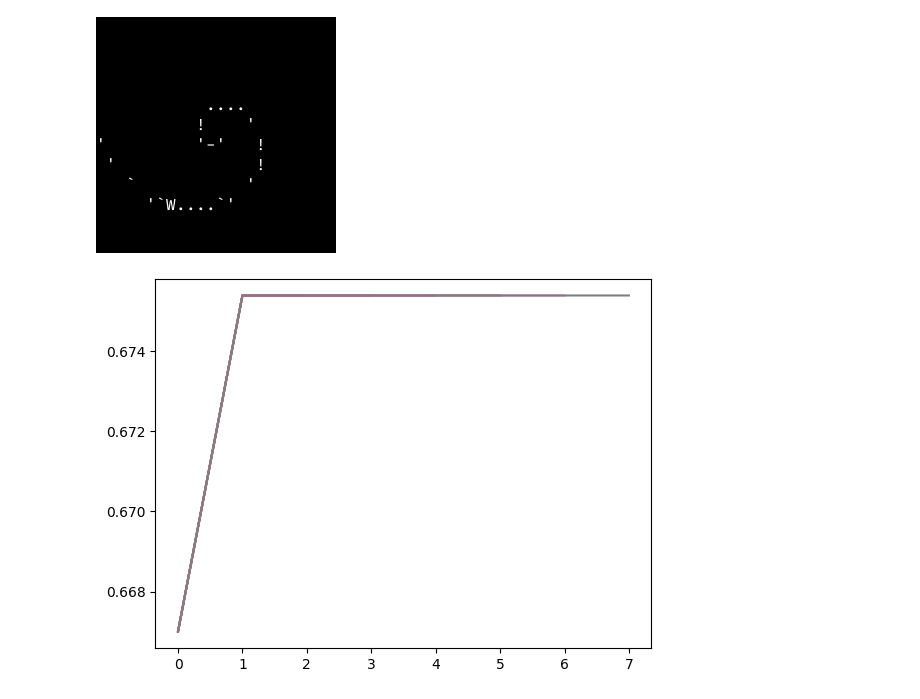
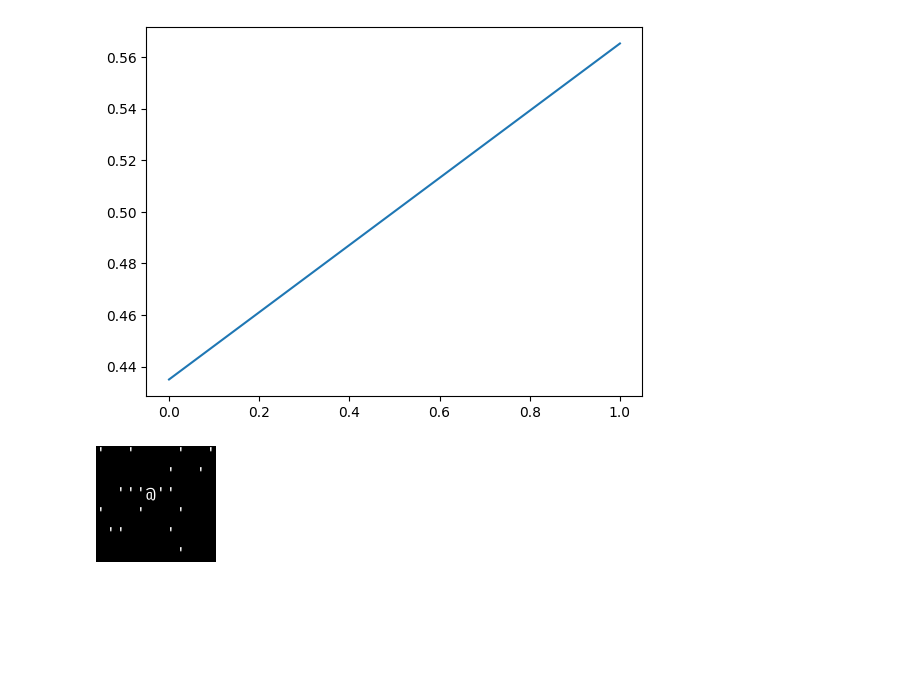
Before and after one commit to wojciechsadlik/python-char-art, a Jupyter notebook: notebooks/line_heuristics.ipynb, the cells around one changed output. Saved outputs shown, nothing was run; the diff lists cells and outputs as text; code cells hidden in the pictures; blank space fills up the shorter version.

```diff
--- a/notebooks/line_heuristics.ipynb
+++ b/notebooks/line_heuristics.ipynb
@@ -62,17 +64,18 @@ display(rendered)
 # %%
 from converters.line_heuristics.random_search import RandomLineSearch
 
-line_converter = RandomLineSearch(CHAR_SET, FONT, 150)
+line_converter = RandomLineSearch(CHAR_SET, FONT, 40)
 res_history = []
 for res_arr in ImgConverter(line_converter, font=FONT).img2symbols_lazy(prep_img,
                                                              max_lines=MAX_LINES,
                                                              line_height=line_height,
                                                              max_cols=MAX_COLS,
                                                              col_width=col_width,
-                                                             gens_per_step=5):
+                                                             gens_per_step=10):
+    clear_output(wait=True)
     rendered = render_symbols_img(res_arr, FONT)
     res_history.append(img_similarity(orig_img, rendered))
-    clear_output()
+    plt.plot(res_history)
+    plt.show()
     display(rendered)
-    plt.plot(res_history)
 # %% [output]
@@ -81,8 +84,8 @@ for res_arr in ImgConverter(line_converter, font=FONT).img2symbols_lazy(prep_img
 # %%
 from converters.line_heuristics.harmony_search import HarmonyLineSearch
 
-line_converter =  HarmonyLineSearch(CHAR_SET, FONT, generations=50, pop_count=10,
-                                    mem_rate=0.9, pa_rate=0.1, pa=len(CHAR_SET) // 8,
+line_converter =  HarmonyLineSearch(CHAR_SET, FONT, generations=300, pop_count=2,
+                                    mem_rate=0.9, pa_rate=0.1, pa=2,
                                     tile_converter=tile_converter)
 res_history = []
 for res_arr in ImgConverter(line_converter, font=FONT).img2symbols_lazy(prep_img,
@@ -91,9 +94,10 @@ for res_arr in ImgConverter(line_converter, font=FONT).img2symbols_lazy(prep_img
                                                              max_cols=MAX_COLS,
                                                              col_width=col_width,
                                                              gens_per_step=5):
+    clear_output(wait=True)
     rendered = render_symbols_img(res_arr, FONT)
     res_history.append(img_similarity(orig_img, rendered))
-    clear_output()
+    plt.plot(res_history)
+    plt.show()
     display(rendered)
-    plt.plot(res_history)
 # %% [output]
@@ -102,23 +106,24 @@ for res_arr in ImgConverter(line_converter, font=FONT).img2symbols_lazy(prep_img
 # %%
 from converters.line_heuristics.genetic_search import GeneticLineSearch
 
-line_converter =  GeneticLineSearch(CHAR_SET, FONT, generations=30, pop_count=50,
+line_converter =  GeneticLineSearch(CHAR_SET, FONT, generations=2, pop_count=20,
                                     tile_converter=tile_converter)
 res_history = []
 for res_arr in ImgConverter(line_converter, font=FONT).img2symbols_lazy(prep_img,
                                                              max_lines=MAX_LINES,
                                                              line_height=line_height,
                                                              max_cols=MAX_COLS,
                                                              col_width=col_width,
                                                              gens_per_step=5):
+    clear_output(wait=True)
     rendered = render_symbols_img(res_arr, FONT)
     res_history.append(img_similarity(orig_img, rendered))
-    clear_output()
+    plt.plot(res_history)
+    plt.show()
     display(rendered)
-    plt.plot(res_history)
 # %% [output]
-[figure, old version]
+[figure, new version]
-[figure, old version]
+[figure, new version]
 # %%
 from converters.line_heuristics.pso_search import ParticleSwarmLineSearch
 
```
Also changed, not shown: parts of 5 cells of this notebook, 14 other files.
